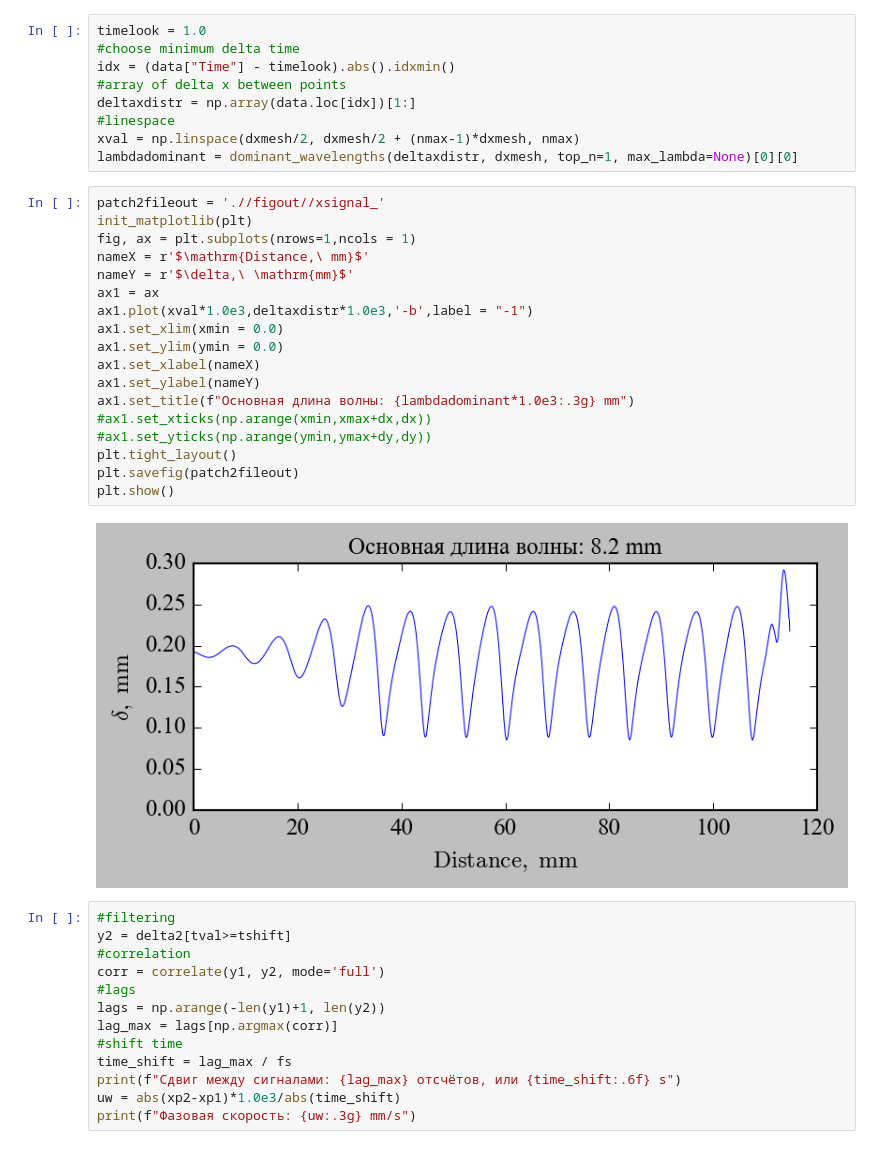
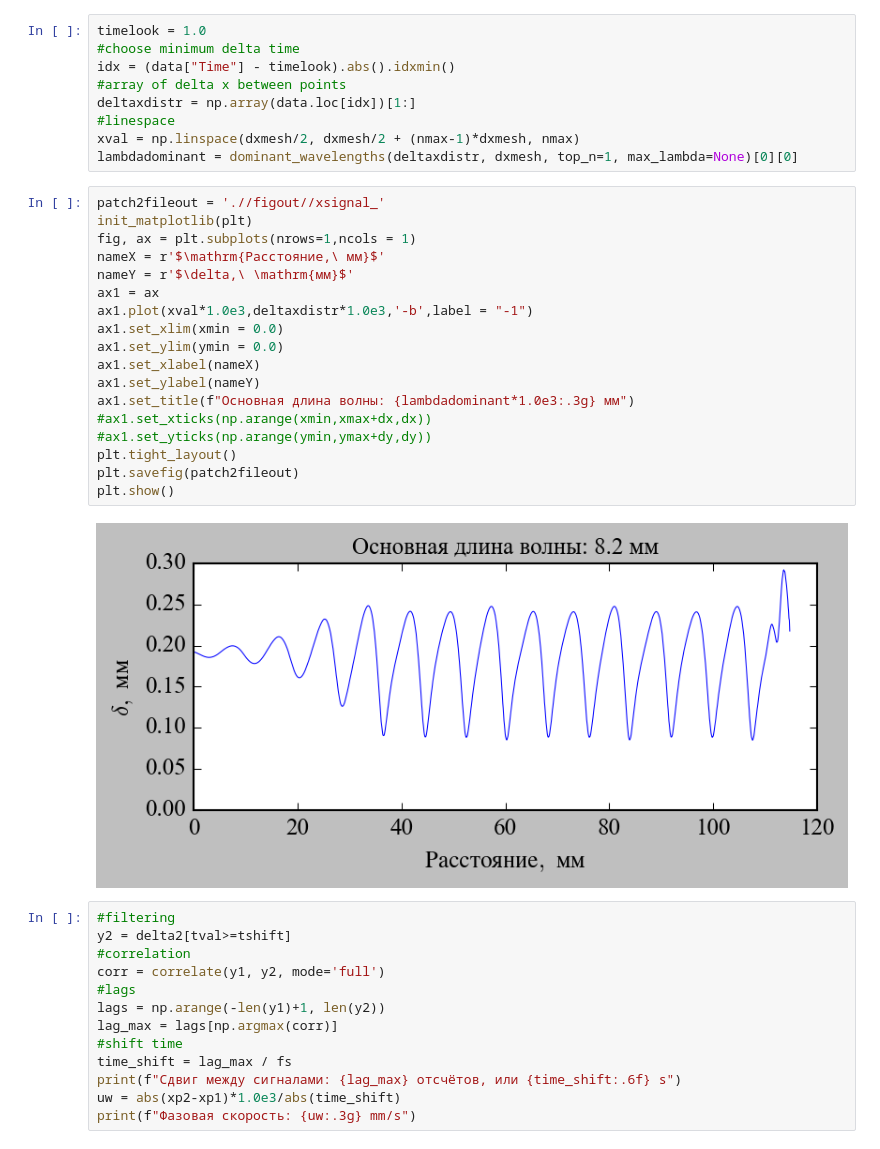
Before and after one commit to UlyanaGru/Fourier, a Jupyter notebook: postprocessing.ipynb, the cells around one changed output. Saved outputs shown, nothing was run; the diff lists cells and outputs as text.

```diff
--- a/postprocessing.ipynb
+++ b/postprocessing.ipynb
@@ -259,23 +281,23 @@ lambdadominant = dominant_wavelengths(deltaxdistr, dxmesh, top_n=1, max_lambda=N
 # %%
 patch2fileout = './/figout//xsignal_'
 init_matplotlib(plt)
 fig, ax = plt.subplots(nrows=1,ncols = 1)
-nameX = r'$\mathrm{Distance,\ mm}$'
-nameY = r'$\delta,\ \mathrm{mm}$'
+nameX = r'$\mathrm{Расстояние,\ мм}$'
+nameY = r'$\delta,\ \mathrm{мм}$'
 ax1 = ax
 ax1.plot(xval*1.0e3,deltaxdistr*1.0e3,'-b',label = "-1")
 ax1.set_xlim(xmin = 0.0)
 ax1.set_ylim(ymin = 0.0)
 ax1.set_xlabel(nameX)
 ax1.set_ylabel(nameY)
-ax1.set_title(f"Основная длина волны: {lambdadominant*1.0e3:.3g} mm")
+ax1.set_title(f"Основная длина волны: {lambdadominant*1.0e3:.3g} мм")
 #ax1.set_xticks(np.arange(xmin,xmax+dx,dx))
 #ax1.set_yticks(np.arange(ymin,ymax+dy,dy))
 plt.tight_layout()
 plt.savefig(patch2fileout)
 plt.show()
 # %% [output]
-[figure, old version]
+[figure, new version]
 # %%
 #filtering
 y2 = delta2[tval>=tshift]
```
Also changed, not shown: parts of 4 cells of this notebook.
